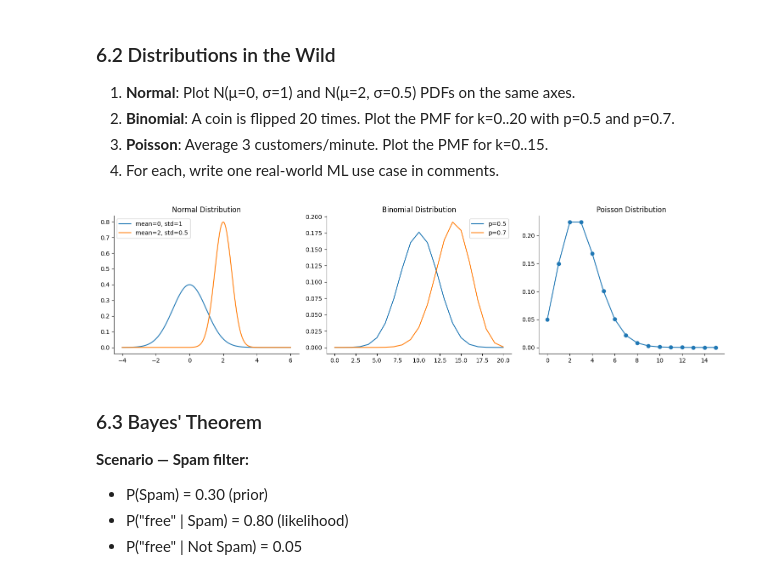
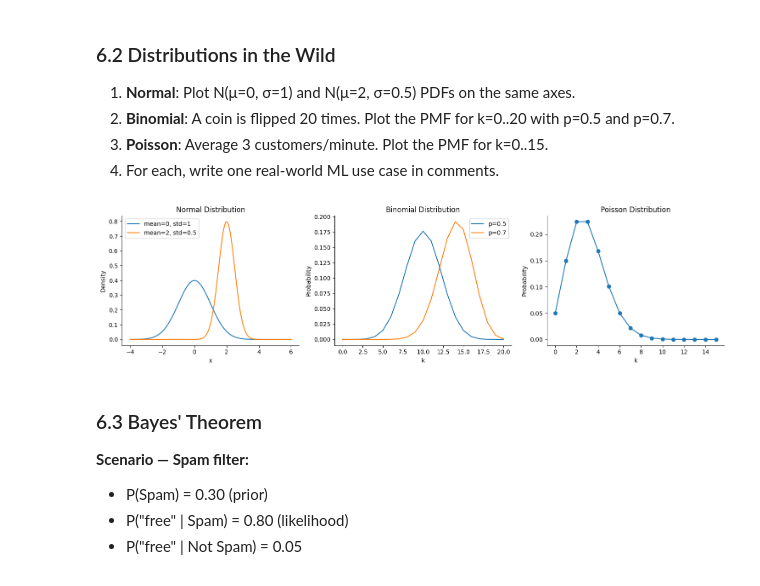
Before and after one commit to manjunath1005/celebal-excellence-internship, a Jupyter notebook: week1_Manjunath.ipynb, the cells around one changed output. Cells and saved outputs as stored; diff of their text form; code cells hidden in the pictures.

```diff
--- a/week1_Manjunath.ipynb
+++ b/week1_Manjunath.ipynb
@@ -814,34 +814,40 @@ Independent? False
 # %%
 fig, axes = plt.subplots(1, 3, figsize=(15, 4))
 
 # ── Normal ──────────────────────────────────────────────────────────────────
 x = np.linspace(-4, 6, 300)
 # YOUR CODE HERE — plot two normal PDFs on axes[0]
 axes[0].plot(x, stats.norm.pdf(x, 0, 1), label = 'mean=0, std=1')
 axes[0].plot(x, stats.norm.pdf(x, 2, 0.5), label = 'mean=2, std=0.5')
 axes[0].legend()
+axes[0].set_xlabel('x')
+axes[0].set_ylabel('Density')
 # ML use case: Feature distributions are assumed to be approximately normal.
 axes[0].set_title('Normal Distribution')
 
 # ── Binomial ────────────────────────────────────────────────────────────────
 k = np.arange(0, 21)
 # YOUR CODE HERE — plot PMFs for p=0.5 and p=0.7 on axes[1]
 axes[1].plot(k, stats.binom.pmf(k, n = 20, p = 0.5), label = 'p=0.5')
 axes[1].plot(k, stats.binom.pmf(k, n = 20, p = 0.7), label = 'p=0.7')
 axes[1].legend()
+axes[1].set_xlabel('k')
+axes[1].set_ylabel('Probability')
 # ML use case: Modeling binary classification outcomes.
 axes[1].set_title('Binomial Distribution')
 
 # ── Poisson ─────────────────────────────────────────────────────────────────
 k2 = np.arange(0, 16)
 # YOUR CODE HERE — plot PMF (λ=3) on axes[2]
 axes[2].plot(k2, stats.poisson.pmf(k2, 3), marker = 'o')
+axes[2].set_xlabel('k')
+axes[2].set_ylabel('Probability')
 # ML use case: Modeling event counts such as website visits per minute
 axes[2].set_title('Poisson Distribution')
 
 plt.tight_layout(); plt.show()
 # %% [output]
-[figure, old version]
+[figure, new version]
 # %% [markdown]
 ### 6.3 Bayes' Theorem
 
```
Also changed, not shown: parts of 2 cells of this notebook.
